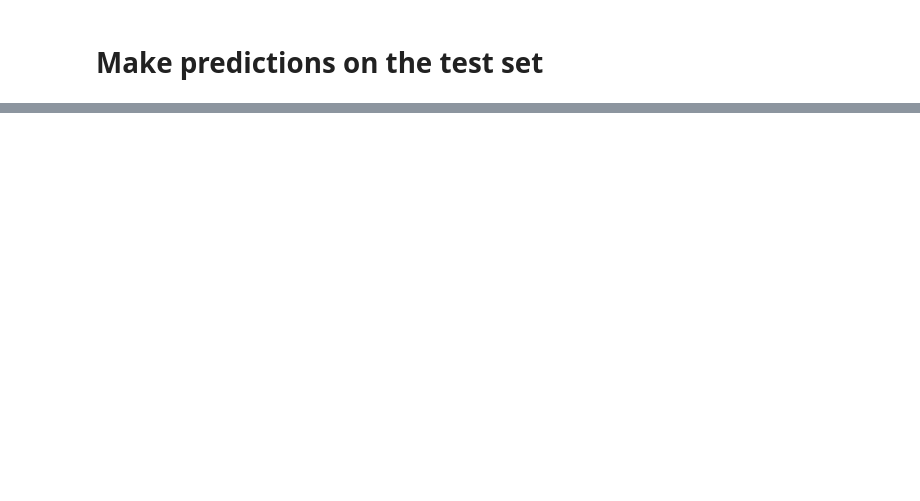
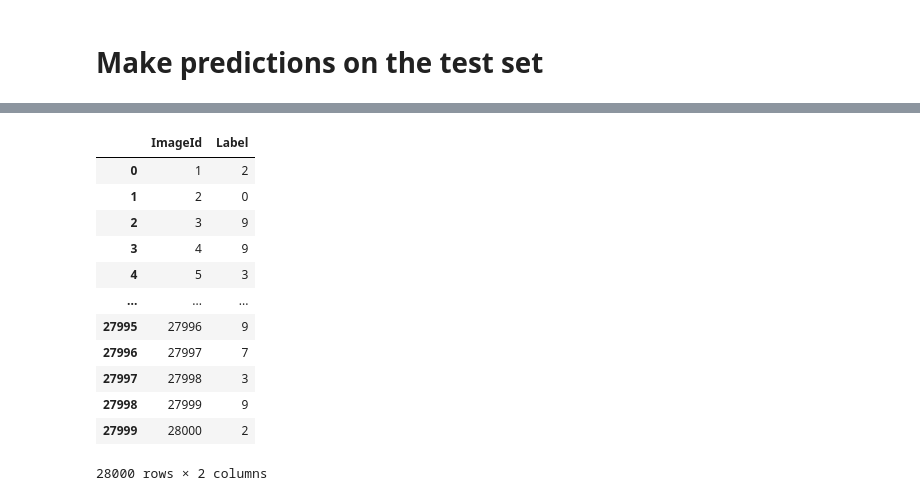
Before and after one commit to mnokno/HandwrittenDigitRecognition, a Jupyter notebook: HandwrittenDigitRecognition/src/main.ipynb, the cells around one changed output, grey strips where cells are left out. Drawn from its saved outputs; the diff is of its cells as text; code cells hidden in the pictures; blank space fills up the shorter version.

Commit message:
Improved to ensemble of models

```diff
--- a/HandwrittenDigitRecognition/src/main.ipynb
+++ b/HandwrittenDigitRecognition/src/main.ipynb
@@ -211,0 +181,18 @@ The loss had increased since the last checkpoint, aborting training!
+# %%
+ensemble_size = 15
+# %%
+for i in range(0, ensemble_size):
+    model = MyConNet5()
+    loss_function = torch.nn.CrossEntropyLoss()
+    optimizer = torch.optim.SGD(model.parameters(), lr=0.005, momentum=0.5)
+    #optimizer = torch.optim.Adam(model.parameters(), lr=0.005)
+    lr_scheduler = torch.optim.lr_scheduler.ExponentialLR(optimizer, 0.5)
+    trainer = MyTrainer(model, optimizer, loss_function, lr_scheduler)
+
+    if torch.cuda.is_available():
+        model = model.cuda()
+        loss_function = loss_function.cuda()
+
+    trainer.fit(train_loader, dev_loader, epochs=10, eval_every=1, sub_epoch_logs=False, sub_epoch_percentile=0.05)
+
+    torch.save(model.state_dict(), "models/MyConNet5_{}.pt".format(i))
@@ -212,15 +217,25 @@ The loss had increased since the last checkpoint, aborting training!
 # %% [markdown]
 # Make predictions on the test set
 # %%
-def make_predictions(data_loader):
-    model.eval()
-    model.cpu()
-    test_predictions = torch.LongTensor()
+model_predictions = []
+
+def make_predictions(eval_model, data_loader):
+    eval_model.eval()
+    if torch.cuda.is_available():
+        eval_model = eval_model.cuda()
+    test_predictions = torch.LongTensor().cuda()
 
     for batch_idx, data in enumerate(data_loader):
-        output = model(data)
+        if torch.cuda.is_available():
+            data = data.cuda()
 
+        output = eval_model(data)
         predictions = torch.max(output, dim=1)[1]
         test_predictions = torch.cat((test_predictions, predictions), dim=0)
 
-    return test_predictions
+    return np.asarray(test_predictions.cpu())
+
+for i in range(0, ensemble_size):
+    model = LeNet5Variant()
+    model.load_state_dict(torch.load("models/MyConNet5_{}.pt".format(i)))
+    model_predictions.append(make_predictions(model, test_loader))
@@ -241 +252,19 @@ submission_df.head()
+# %%
+finale_predictions = np.apply_along_axis(lambda x: np.bincount(x).argmax(), axis=0, arr=np.asarray(model_predictions))
+submissions = pd.DataFrame({"ImageId": list(range(1,len(finale_predictions.squeeze())+1)),"Label": finale_predictions})
+submissions
+# %% [output]
+|  | ImageId | Label |
+| 0 | 1 | 2 |
+| 1 | 2 | 0 |
+| 2 | 3 | 9 |
+| 3 | 4 | 9 |
+| 4 | 5 | 3 |
+| ... | ... | ... |
+| 27995 | 27996 | 9 |
+| 27996 | 27997 | 7 |
+| 27997 | 27998 | 3 |
+| 27998 | 27999 | 9 |
+| 27999 | 28000 | 2 |
+28000 rows × 2 columns
 # %%
```
Also changed, not shown: parts of 14 cells of this notebook.
